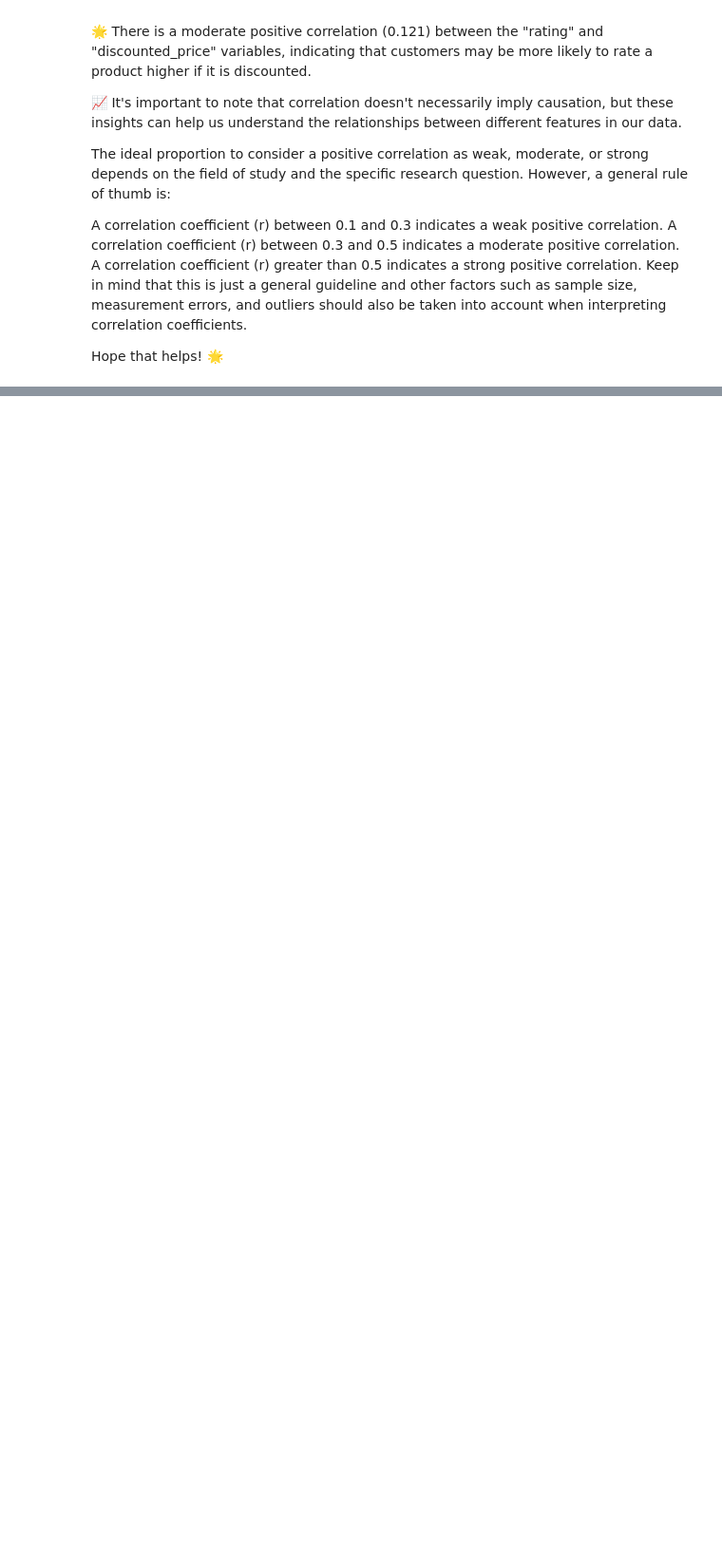
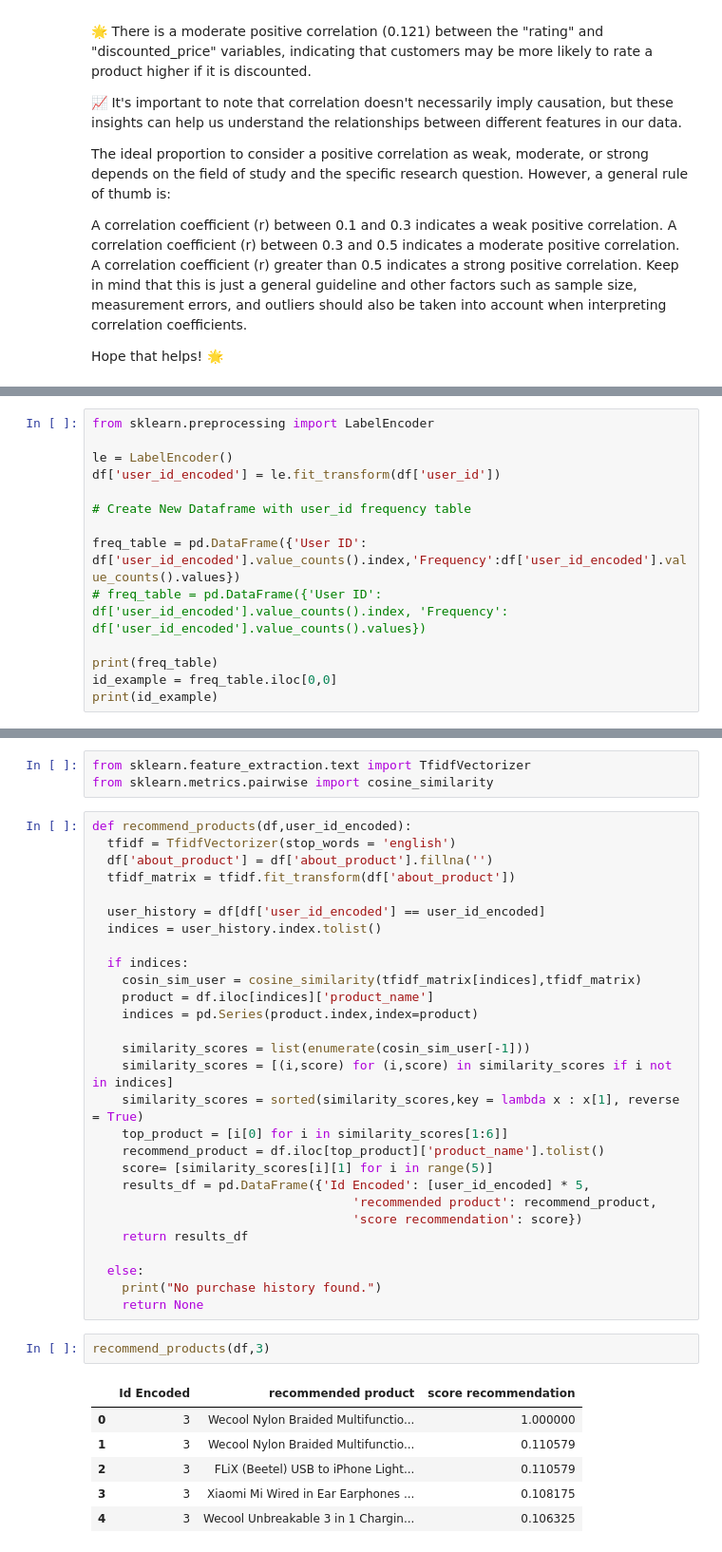
Before and after one commit to QaziSaim/Amazon_Product_Analysis-Recommendation-System, a Jupyter notebook: Amazon_Product_Analysis_&_Recommendation_System.ipynb, the cells around one changed output, grey strips where cells are left out. Shown at 95% size. Saved outputs shown, nothing was run; the diff lists cells and outputs as text; blank space fills up the shorter version.

```diff
--- a/Amazon_Product_Analysis_&_Recommendation_System.ipynb
+++ b/Amazon_Product_Analysis_&_Recommendation_System.ipynb
@@ -619,0 +632,14 @@ Hope that helps! 🌟
+# %%
+from sklearn.preprocessing import LabelEncoder
+
+le = LabelEncoder()
+df['user_id_encoded'] = le.fit_transform(df['user_id'])
+
+# Create New Dataframe with user_id frequency table
+
+freq_table = pd.DataFrame({'User ID': df['user_id_encoded'].value_counts().index,'Frequency':df['user_id_encoded'].value_counts().values})
+# freq_table = pd.DataFrame({'User ID': df['user_id_encoded'].value_counts().index, 'Frequency': df['user_id_encoded'].value_counts().values})
+
+print(freq_table)
+id_example = freq_table.iloc[0,0]
+print(id_example)
@@ -619,0 +672,40 @@ Hope that helps! 🌟
+# %%
+from sklearn.feature_extraction.text import TfidfVectorizer
+from sklearn.metrics.pairwise import cosine_similarity
+# %%
+def recommend_products(df,user_id_encoded):
+  tfidf = TfidfVectorizer(stop_words = 'english')
+  df['about_product'] = df['about_product'].fillna('')
+  tfidf_matrix = tfidf.fit_transform(df['about_product'])
+
+  user_history = df[df['user_id_encoded'] == user_id_encoded]
+  indices = user_history.index.tolist()
+
+  if indices:
+    cosin_sim_user = cosine_similarity(tfidf_matrix[indices],tfidf_matrix)
+    product = df.iloc[indices]['product_name']
+    indices = pd.Series(product.index,index=product)
+
+    similarity_scores = list(enumerate(cosin_sim_user[-1]))
+    similarity_scores = [(i,score) for (i,score) in similarity_scores if i not in indices]
+    similarity_scores = sorted(similarity_scores,key = lambda x : x[1], reverse = True)
+    top_product = [i[0] for i in similarity_scores[1:6]]
+    recommend_product = df.iloc[top_product]['product_name'].tolist()
+    score= [similarity_scores[i][1] for i in range(5)]
+    results_df = pd.DataFrame({'Id Encoded': [user_id_encoded] * 5,
+                                   'recommended product': recommend_product,
+                                   'score recommendation': score})
+    return results_df
+
+  else:
+    print("No purchase history found.")
+    return None
+# %%
+recommend_products(df,3)
+# %% [output]
+|  | Id Encoded | recommended product | score recommendation |
+| 0 | 3 | Wecool Nylon Braided Multifunctio... | 1.000000 |
+| 1 | 3 | Wecool Nylon Braided Multifunctio... | 0.110579 |
+| 2 | 3 | FLiX (Beetel) USB to iPhone Light... | 0.110579 |
+| 3 | 3 | Xiaomi Mi Wired in Ear Earphones ... | 0.108175 |
+| 4 | 3 | Wecool Unbreakable 3 in 1 Chargin... | 0.106325 |
```
Also changed, not shown: parts of 10 cells of this notebook.
